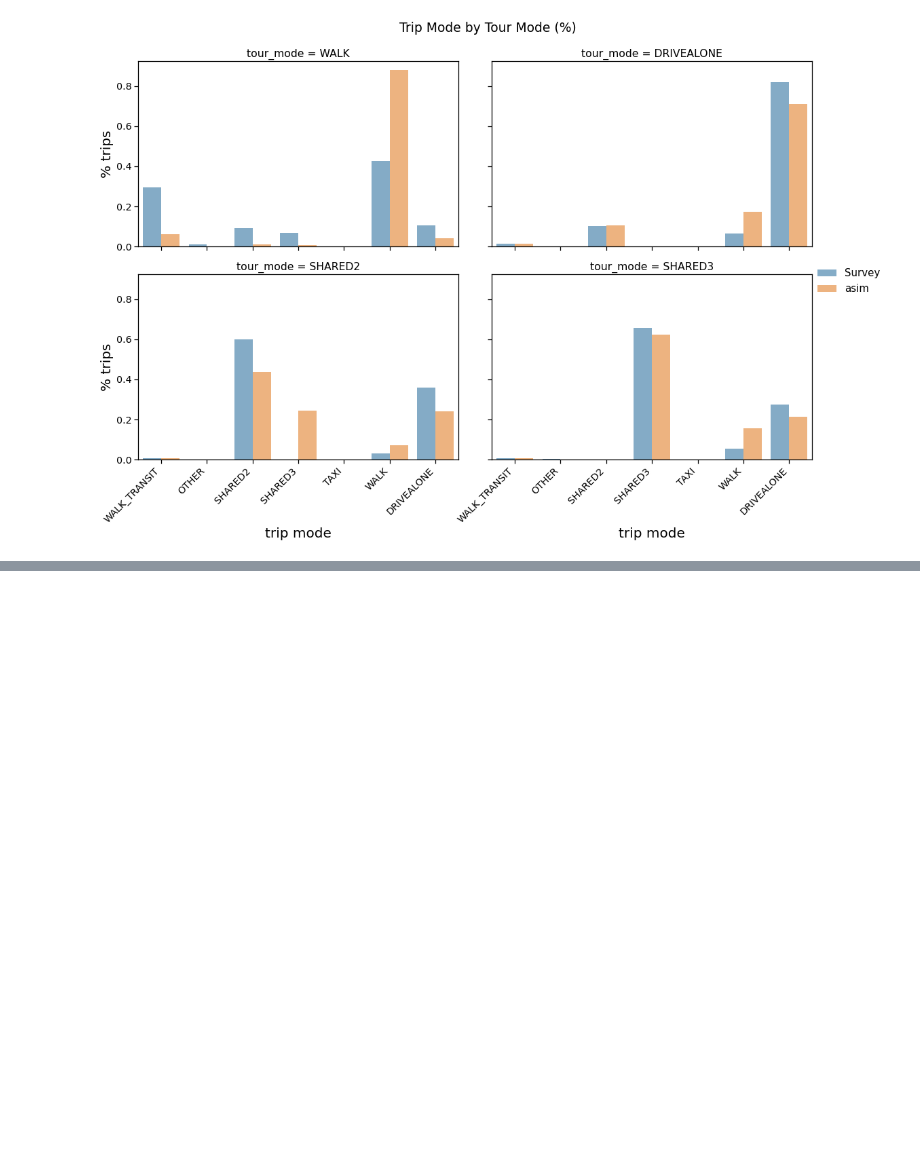
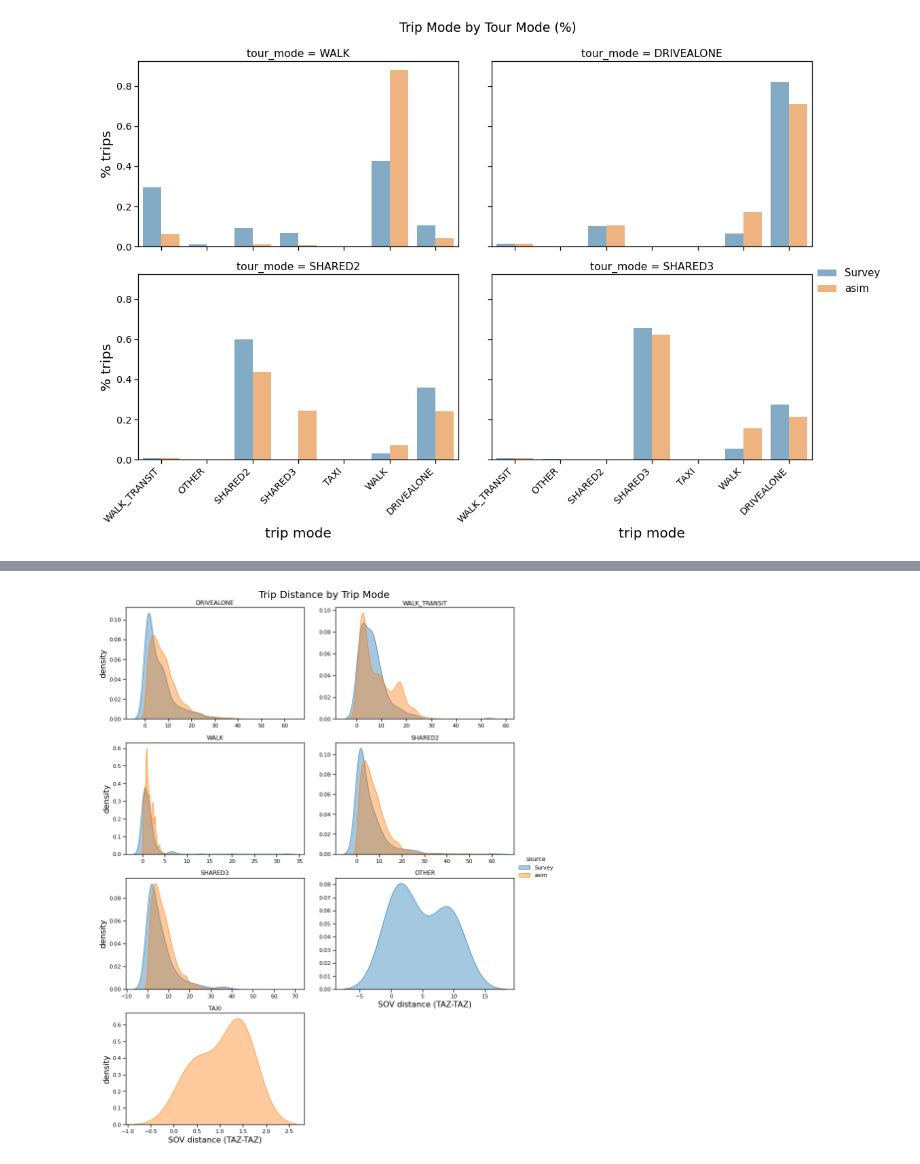
Before and after one commit to SANDAG/ABM, a Jupyter notebook: src/asim_cross_border/notebooks/cross_border_summary_calibrate.ipynb, the cells around one changed output, grey strips where cells are left out. Saved outputs shown, nothing was run; the diff lists cells and outputs as text; code cells hidden in the pictures; blank space fills up the shorter version.

Commit message:
adding trip distance by mode

```diff
--- a/src/asim_cross_border/notebooks/cross_border_summary_calibrate.ipynb
+++ b/src/asim_cross_border/notebooks/cross_border_summary_calibrate.ipynb
@@ -1204,11 +1187,13 @@ trip_dist_by_mode = pd.concat(
 # %%
 
-# with sns.plotting_context("notebook",font_scale=1):
-#     g = sns.FacetGrid(trip_dist_by_mode.sort_values('source'), col="trip_mode", col_wrap=2, hue='source',
-#                       height=4, aspect=1.5,sharex=False, sharey=False, despine=False)
-#     g.map(sns.kdeplot, "sov_dist", fill=True, alpha=0.4)
-#     g.set_titles(col_template="{col_name}")
-#     g.set_axis_labels("SOV distance (TAZ-TAZ)", "density", fontsize=16)
-#     g.add_legend()
-#     g.fig.subplots_adjust(top=0.95)
-#     g.fig.suptitle('Trip Distance by Trip Mode',fontsize=20)
+with sns.plotting_context("notebook",font_scale=1):
+    g = sns.FacetGrid(trip_dist_by_mode.sort_values('source'), col="trip_mode", col_wrap=2, hue='source',
+                      height=4, aspect=1.5,sharex=False, sharey=False, despine=False)
+    g.map(sns.kdeplot, "sov_dist", fill=True, alpha=0.4)
+    g.set_titles(col_template="{col_name}")
+    g.set_axis_labels("SOV distance (TAZ-TAZ)", "density", fontsize=16)
+    g.add_legend()
+    g.fig.subplots_adjust(top=0.95)
+    g.fig.suptitle('Trip Distance by Trip Mode',fontsize=20)
+# %% [output]
+[figure, added]
```
Also changed, not shown: parts of 3 cells of this notebook.
